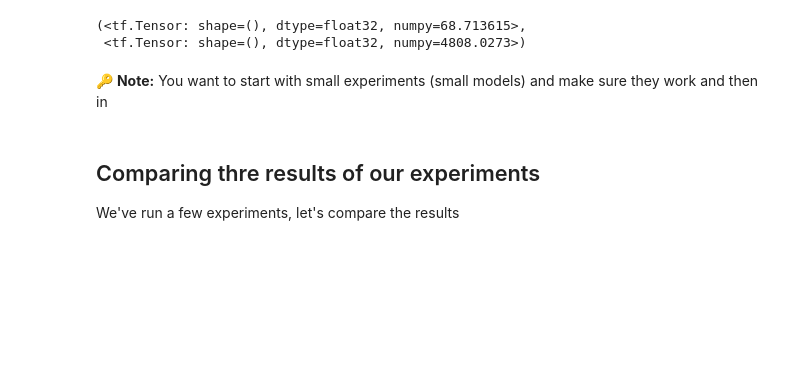
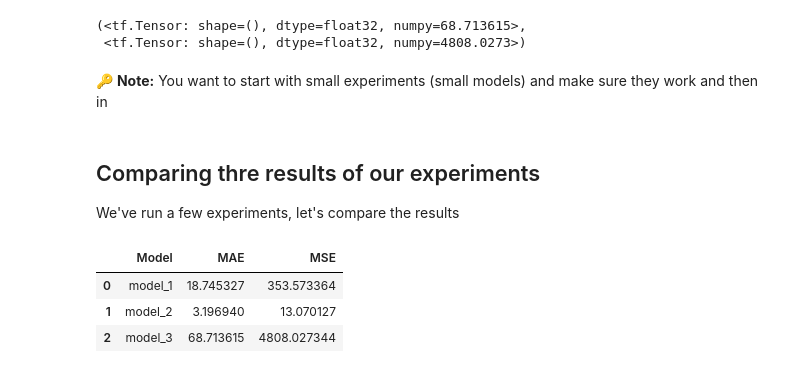
Before and after one commit to 21Ovi/TensorFlow_, a Jupyter notebook: 01_neural_network_regression_with_tensorflow.ipynb, the cells around one changed output. Cells and saved outputs as stored; diff of their text form; code cells hidden in the pictures; blank space fills up the shorter version.

```diff
--- a/01_neural_network_regression_with_tensorflow.ipynb
+++ b/01_neural_network_regression_with_tensorflow.ipynb
@@ -696,5 +696,14 @@ We've run a few experiments, let's compare the results
 # %%
 # Let's compare our model's results using a pandas DataFrame
 import pandas as pd
 
-model_result = [["model_1", mae_1, mse_1]]
+model_results = [["model_1", mae_1.numpy(), mse_1.numpy()],
+                ["model_2", mae_2.numpy(), mse_2.numpy()],
+                ["model_3", mae_3.numpy(), mse_3.numpy()]]
+all_results = pd.DataFrame(model_results, columns=["Model", "MAE", "MSE"])
+all_results
+# %% [output]
+|  | Model | MAE | MSE |
+| 0 | model_1 | 18.745327 | 353.573364 |
+| 1 | model_2 | 3.196940 | 13.070127 |
+| 2 | model_3 | 68.713615 | 4808.027344 |
```
Also changed, not shown: parts of 1 cell of this notebook.
